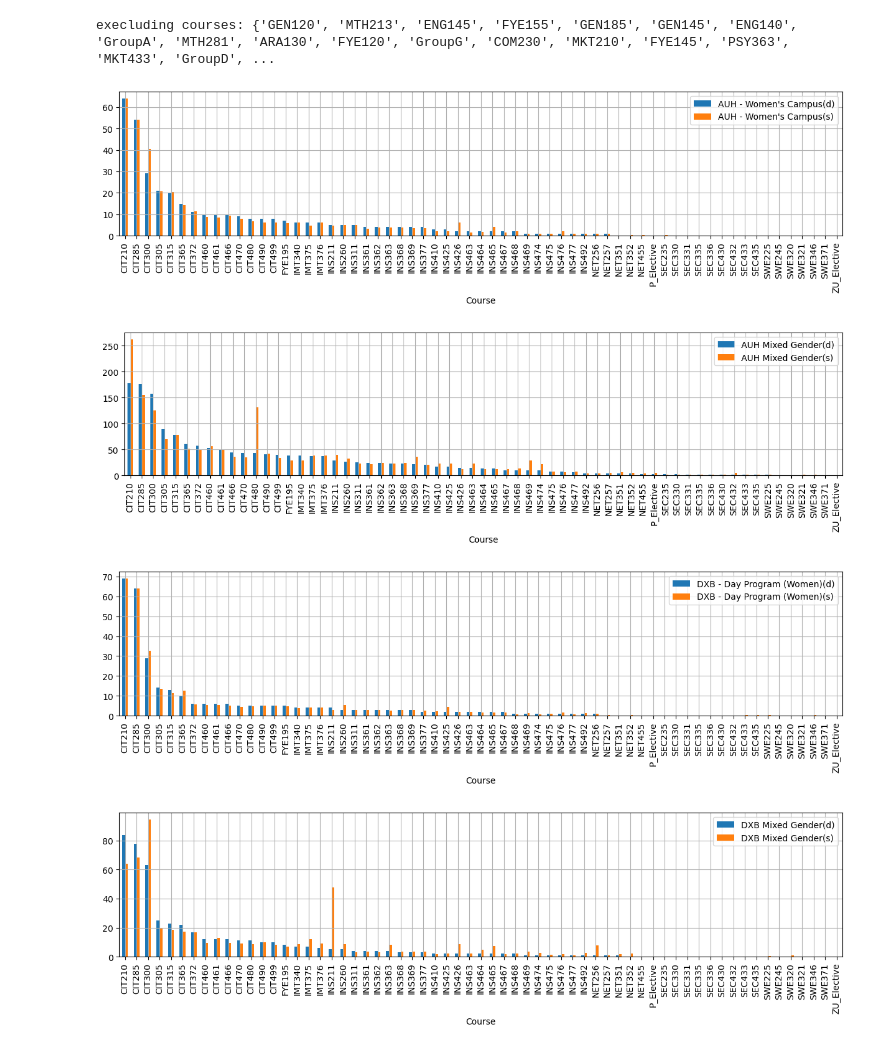
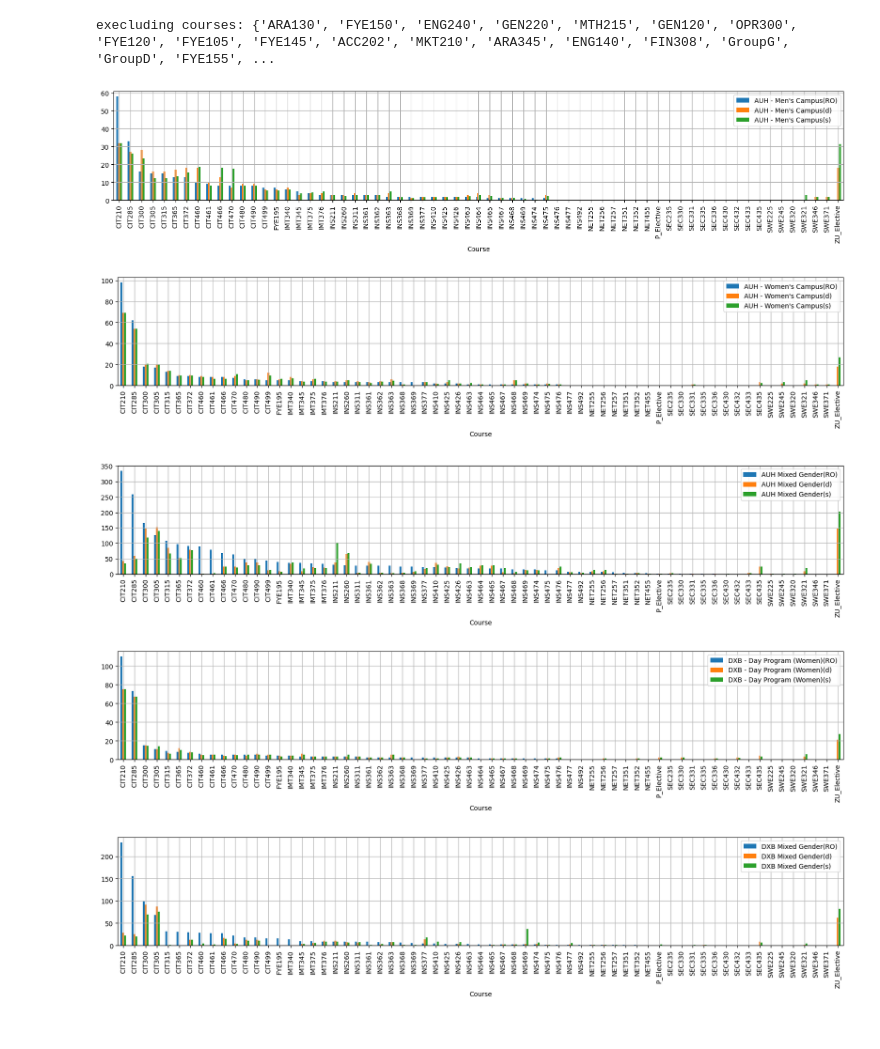
Before and after one commit to SinanSalman/Academic4sight, a Jupyter notebook: Compare_Forecasts.ipynb, the cells around one changed output. Cells and saved outputs as stored; diff of their text form; code cells hidden in the pictures.

```diff
--- a/Compare_Forecasts.ipynb
+++ b/Compare_Forecasts.ipynb
@@ -4,6 +4,7 @@ import numpy as np
 import matplotlib.pyplot as plt
 # %%
 Forecast_files = {
+                  'RO':'StudentsForecast_RO_summary_2025.03.06.xlsx',
                   'd': 'StudentsForecast_d_summary.xlsx',
                   's': 'StudentsForecast_s_summary.xlsx'
                 }
@@ -13,38 +14,37 @@ for k, v in Forecast_files.items():
     data.append(pd.read_excel(v))
     data[-1].columns = [f'{c}({k})' for c in data[-1].columns]
     data[-1].rename(columns={f'Unnamed: 0({k})':'Course'}, inplace=True)
 
 mask_text = 'CIT|INS|SEC|NET|SWE|IMT|FYE195|ZU_Elective|P_Elective'
 for i, d in enumerate(data):
     if i == 0:
         df = d
     else:
         df = pd.merge(df, d, on='Course', how='outer')
 print(f"execluding courses: {set(df[~df['Course'].str.contains(mask_text)]['Course'])}")
 df = df[df['Course'].str.contains(mask_text)]
 
 columns = []
 for n,c in enumerate(data[-1].columns):
     if n==0:
         continue
     tmp = ['Course']
     for d in data:
         tmp.append(d.columns[n])
     columns.append(tmp)
 
 # display(columns)
 # display(df)
 
 for n,x in enumerate(columns):
-    if n==0:
-        continue
-    ax = df.loc[:,x].sort_values(by=x[1], ascending=False).plot.bar(x=x[0], figsize=(15,3), rot=90)
+    ax = df.loc[:,x].sort_values(by=x[1], ascending=False).plot.bar(x=x[0], figsize=(20,3), rot=90)
     plt.xticks(np.arange(len(df.iloc[:,0])), df.iloc[:,0])
     plt.grid(True)
     plt.show()
 # %% [output]
-execluding courses: {'GEN120', 'MTH213', 'ENG145', 'FYE155', 'GEN185', 'GEN145', 'ENG140', 'GroupA', 'MTH281', 'ARA130', 'FYE120', 'GroupG', 'COM230', 'MKT210', 'FYE145', 'PSY363', 'MKT433', 'GroupD', ...
+execluding courses: {'ARA130', 'FYE150', 'ENG240', 'GEN220', 'MTH215', 'GEN120', 'OPR300', 'FYE120', 'FYE105', 'FYE145', 'ACC202', 'MKT210', 'ARA345', 'ENG140', 'FIN308', 'GroupG', 'GroupD', 'FYE155', ...
-[figure, old version]
+[figure, new version]
-[figure, old version]
+[figure, new version]
-[figure, old version]
+[figure, new version]
-[figure, old version]
+[figure, new version]
+[figure, added]
```
Also changed, not shown: 9 other files.
